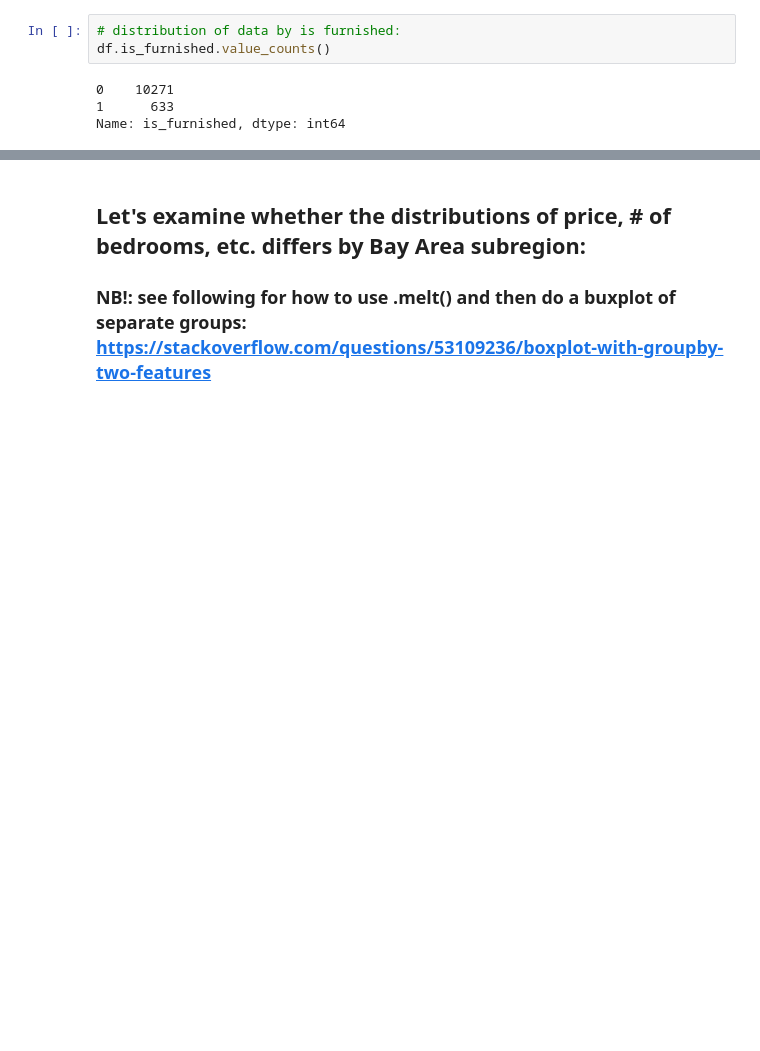
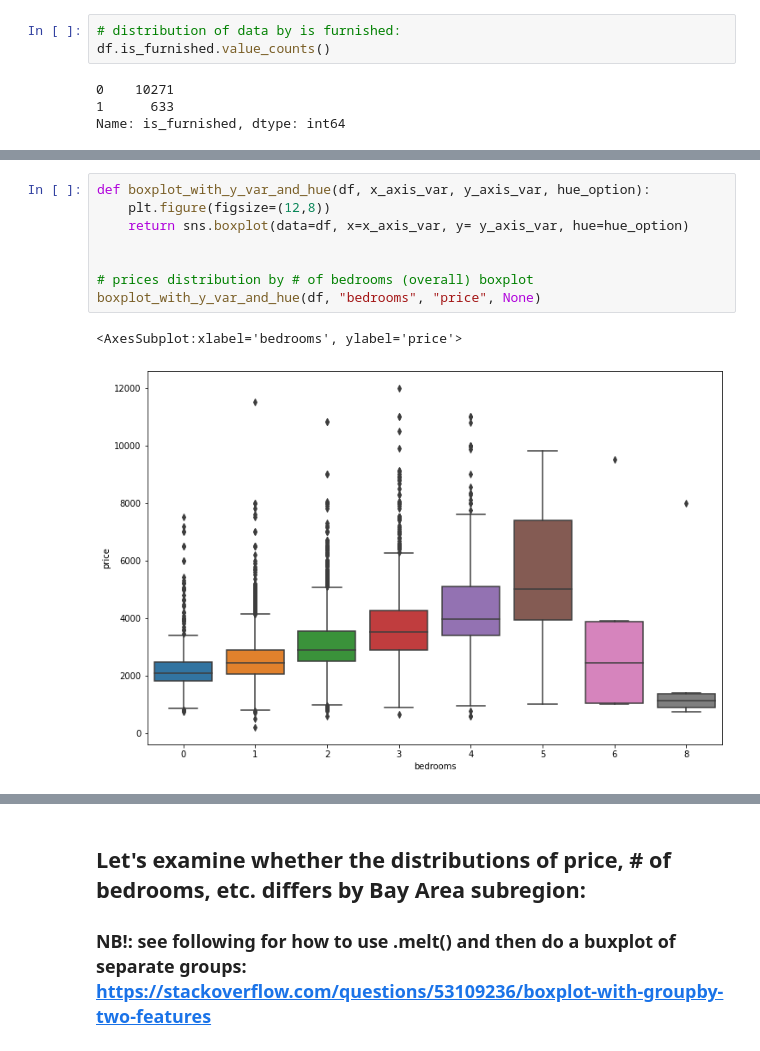
Before and after one commit to Kallen113/craigslist-webcrawler-and-rental-data-analysis, a Jupyter notebook: data_analysis/data_analysis.ipynb, the cells around one changed output, grey strips where cells are left out. Drawn from its saved outputs; the diff is of its cells as text; blank space fills up the shorter version.

```diff
--- a/data_analysis/data_analysis.ipynb
+++ b/data_analysis/data_analysis.ipynb
@@ -201,0 +310,11 @@ Name: is_furnished, dtype: int64
+# %%
+def boxplot_with_y_var_and_hue(df, x_axis_var, y_axis_var, hue_option):
+    plt.figure(figsize=(12,8))
+    return sns.boxplot(data=df, x=x_axis_var, y= y_axis_var, hue=hue_option)
+
+
+# prices distribution by # of bedrooms (overall) boxplot
+boxplot_with_y_var_and_hue(df, "bedrooms", "price", None)
+# %% [output]
+<AxesSubplot:xlabel='bedrooms', ylabel='price'>
+[figure, added]
```
Also changed, not shown: parts of 108 cells of this notebook, 8 other files.
